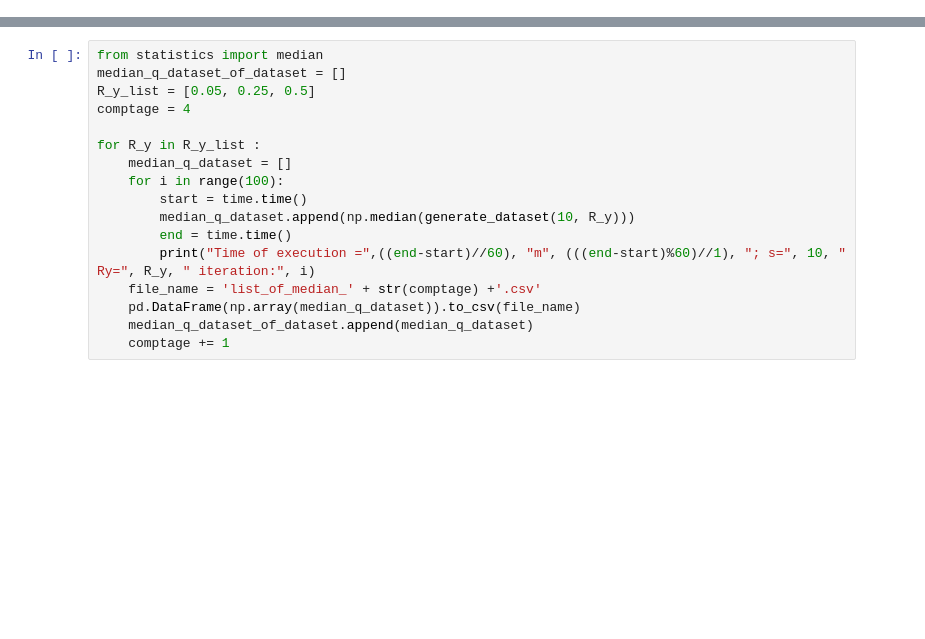
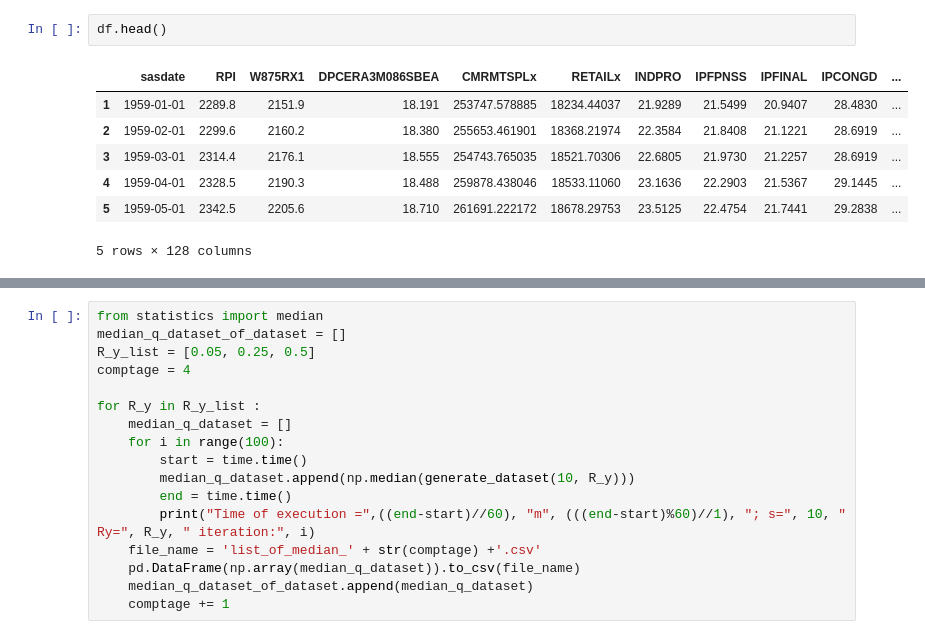
Before and after one commit to arthursabre/bayesian_statistics_project, a Jupyter notebook: Gibbs brut.ipynb, the cells around one changed output, grey strips where cells are left out. Drawn from its saved outputs; the diff is of its cells as text; blank space fills up the shorter version.

```diff
--- a/Gibbs brut.ipynb
+++ b/Gibbs brut.ipynb
@@ -10,0 +26,10 @@ import time
+# %%
+df.head()
+# %% [output]
+|  | sasdate | RPI | W875RX1 | DPCERA3M086SBEA | CMRMTSPLx | RETAILx | INDPRO | IPFPNSS | IPFINAL | IPCONGD | ... |
+| 1 | 1959-01-01 | 2289.8 | 2151.9 | 18.191 | 253747.578885 | 18234.44037 | 21.9289 | 21.5499 | 20.9407 | 28.4830 | ... |
+| 2 | 1959-02-01 | 2299.6 | 2160.2 | 18.380 | 255653.461901 | 18368.21974 | 22.3584 | 21.8408 | 21.1221 | 28.6919 | ... |
+| 3 | 1959-03-01 | 2314.4 | 2176.1 | 18.555 | 254743.765035 | 18521.70306 | 22.6805 | 21.9730 | 21.2257 | 28.6919 | ... |
+| 4 | 1959-04-01 | 2328.5 | 2190.3 | 18.488 | 259878.438046 | 18533.11060 | 23.1636 | 22.2903 | 21.5367 | 29.1445 | ... |
+| 5 | 1959-05-01 | 2342.5 | 2205.6 | 18.710 | 261691.222172 | 18678.29753 | 23.5125 | 22.4754 | 21.7441 | 29.2838 | ... |
+5 rows × 128 columns
```
Also changed, not shown: parts of 25 cells of this notebook, 2 other files.
